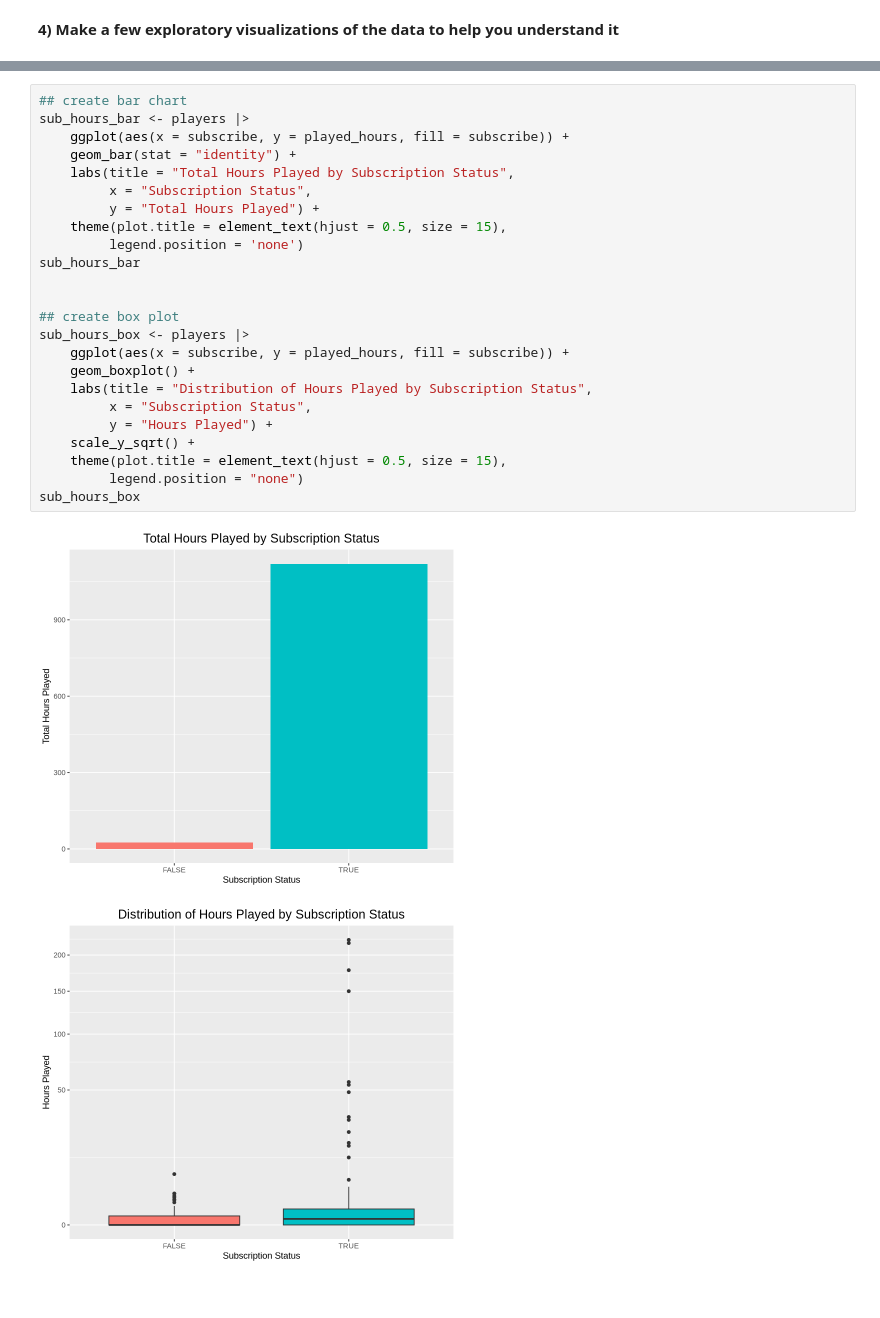
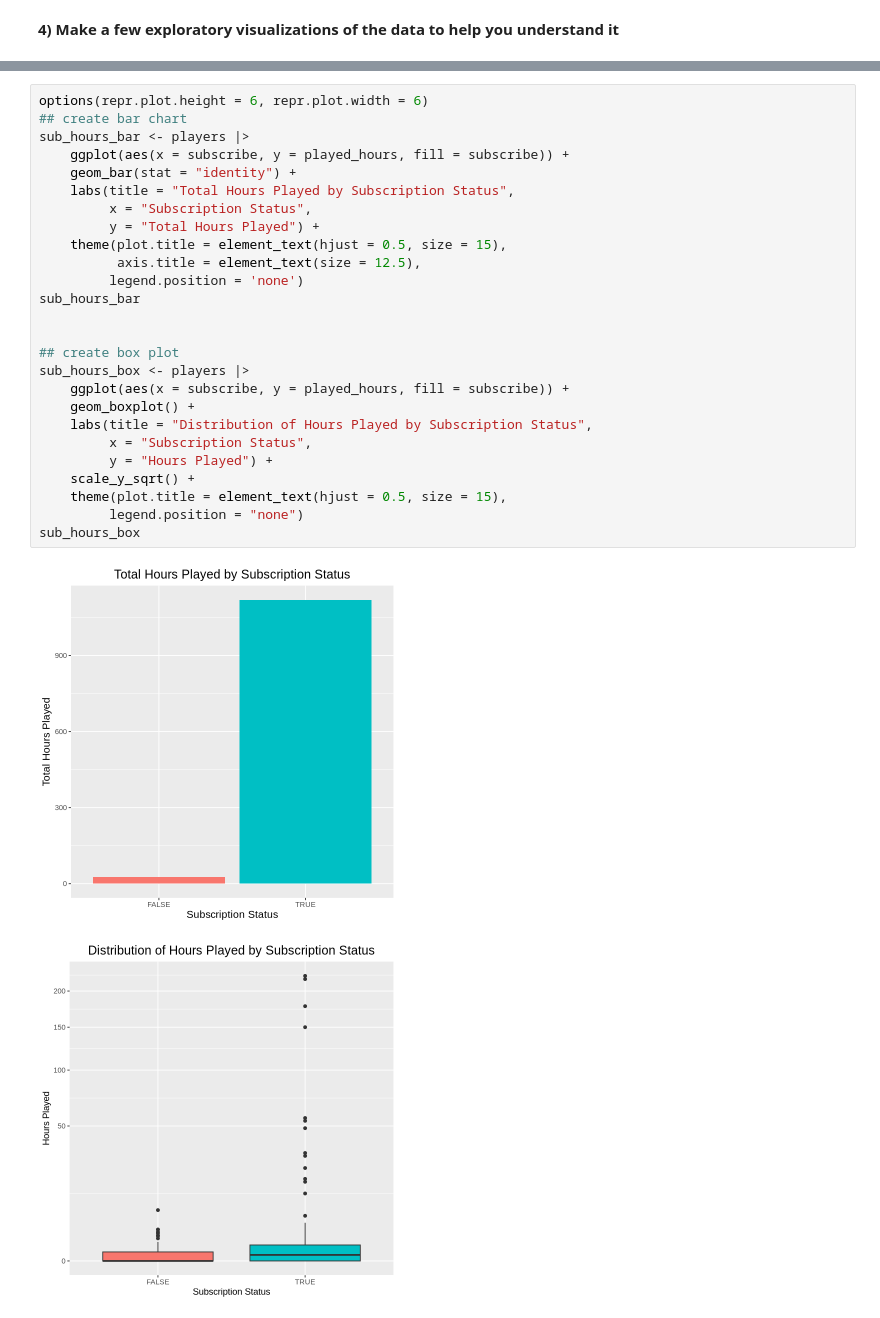
Before and after one commit to axiao28204/dsci100_project, a Jupyter notebook: individual_project_planning.ipynb, the cells around one changed output, grey strips where cells are left out. Cells and saved outputs as stored; diff of their text form.

Commit message:
Question 4
Finished Question 4, also ensured word count < 500 in markdown cells, excluding headers & bolded text (taken from Canvas page).

```diff
--- a/individual_project_planning.ipynb
+++ b/individual_project_planning.ipynb
@@ -315,29 +318,31 @@ A tibble: 2 × 3
 # %%
+options(repr.plot.height = 6, repr.plot.width = 6)
 ## create bar chart
 sub_hours_bar <- players |>
     ggplot(aes(x = subscribe, y = played_hours, fill = subscribe)) +
     geom_bar(stat = "identity") +
     labs(title = "Total Hours Played by Subscription Status",
          x = "Subscription Status",
          y = "Total Hours Played") +
     theme(plot.title = element_text(hjust = 0.5, size = 15),
+          axis.title = element_text(size = 12.5),
          legend.position = 'none')
 sub_hours_bar
 
 
 ## create box plot
 sub_hours_box <- players |>
     ggplot(aes(x = subscribe, y = played_hours, fill = subscribe)) +
     geom_boxplot() +
     labs(title = "Distribution of Hours Played by Subscription Status",
          x = "Subscription Status",
          y = "Hours Played") +
     scale_y_sqrt() +
     theme(plot.title = element_text(hjust = 0.5, size = 15),
          legend.position = "none")
 sub_hours_box
 # %% [output]
-[figure, old version]
+[figure, new version]
-[figure, old version]
+[figure, new version]
 # %% [markdown]
 ## 4) Methods and Plan
```
Also changed, not shown: parts of 17 cells of this notebook.
